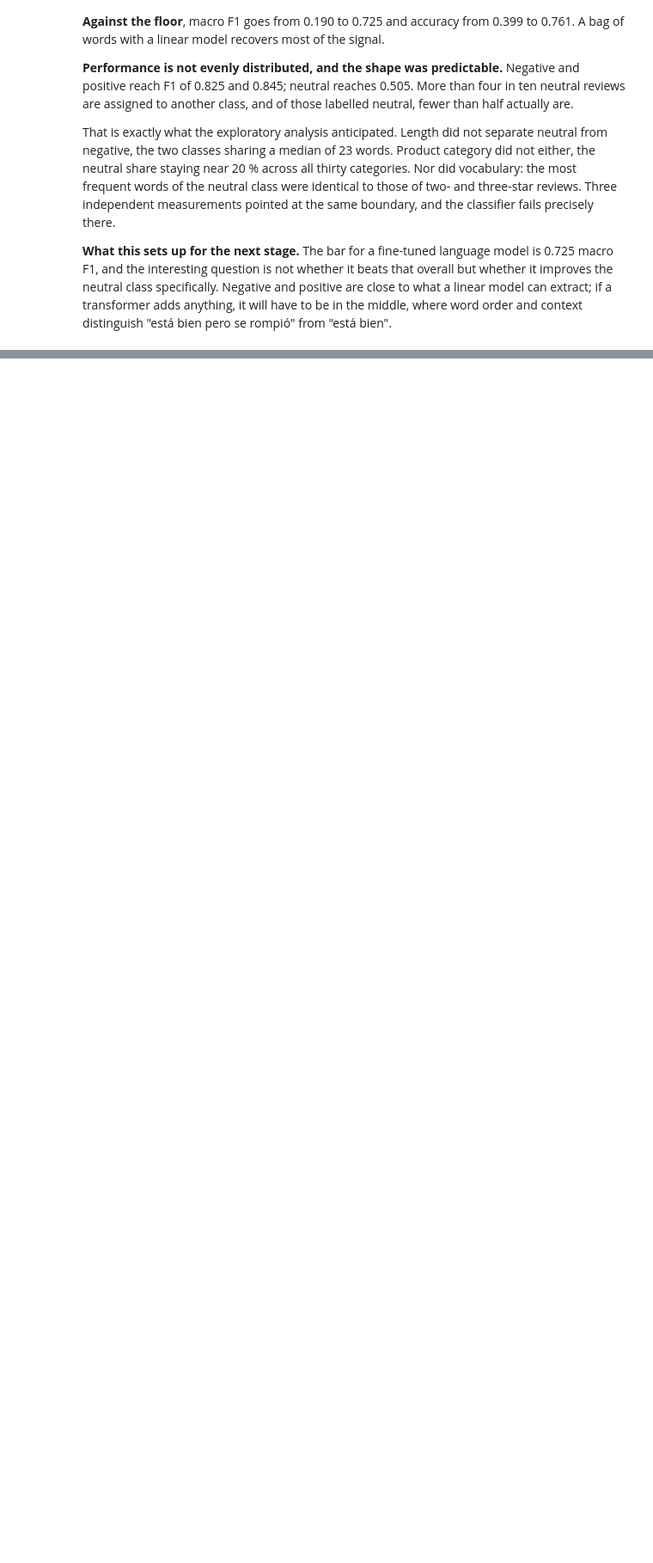
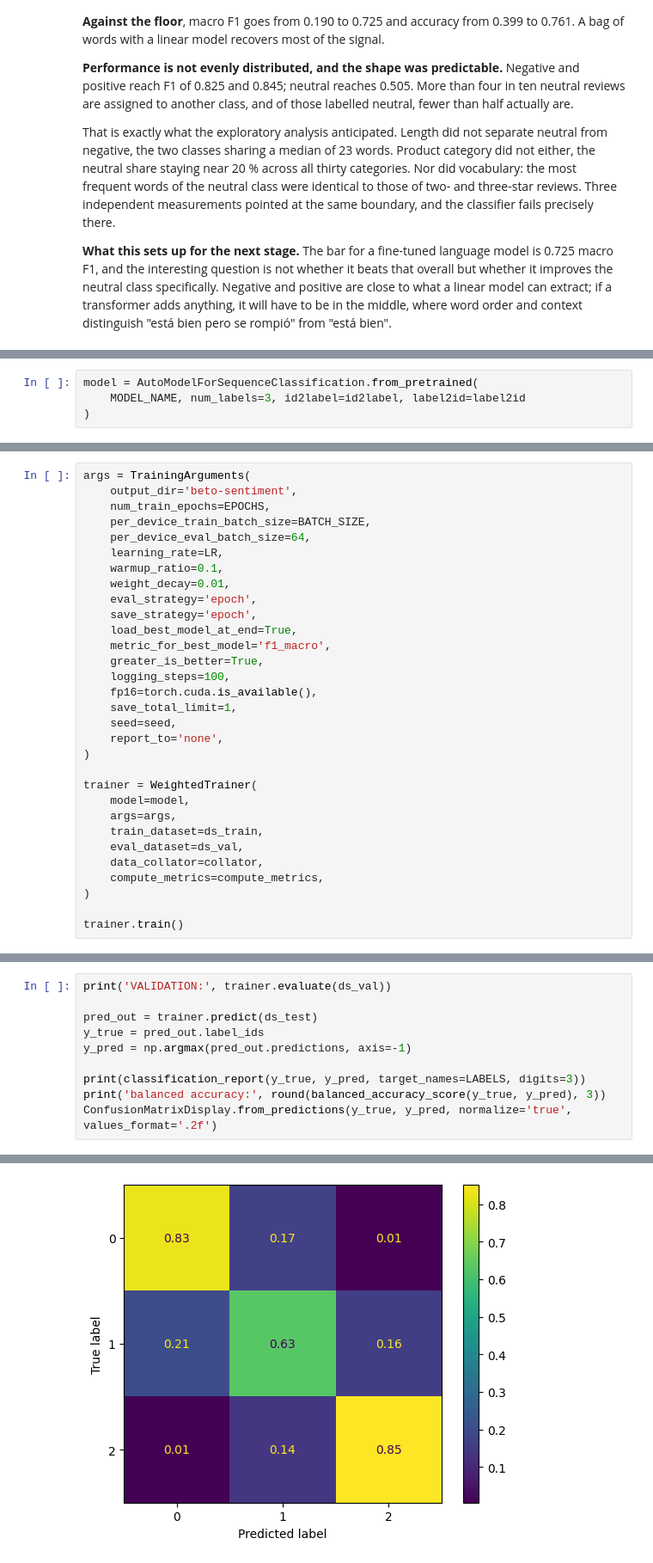
Before and after one commit to AlejandroBeldaFernandez/Amazon-Reviews-Spanish, a Jupyter notebook: Amazon_Reviews.ipynb, the cells around one changed output, grey strips where cells are left out. Shown at 86% size. Cells and saved outputs as stored; diff of their text form; blank space fills up the shorter version.

```diff
--- a/Amazon_Reviews.ipynb
+++ b/Amazon_Reviews.ipynb
@@ -1756,0 +1857,4 @@ distinguish "está bien pero se rompió" from "está bien".
+# %%
+model = AutoModelForSequenceClassification.from_pretrained(
+    MODEL_NAME, num_labels=3, id2label=id2label, label2id=label2id
+)
@@ -1756,0 +1903,31 @@ distinguish "está bien pero se rompió" from "está bien".
+# %%
+args = TrainingArguments(
+    output_dir='beto-sentiment',
+    num_train_epochs=EPOCHS,
+    per_device_train_batch_size=BATCH_SIZE,
+    per_device_eval_batch_size=64,
+    learning_rate=LR,
+    warmup_ratio=0.1,
+    weight_decay=0.01,
+    eval_strategy='epoch',
+    save_strategy='epoch',
+    load_best_model_at_end=True,
+    metric_for_best_model='f1_macro',
+    greater_is_better=True,
+    logging_steps=100,
+    fp16=torch.cuda.is_available(),
+    save_total_limit=1,
+    seed=seed,
+    report_to='none',
+)
+
+trainer = WeightedTrainer(
+    model=model,
+    args=args,
+    train_dataset=ds_train,
+    eval_dataset=ds_val,
+    data_collator=collator,
+    compute_metrics=compute_metrics,
+)
+
+trainer.train()
@@ -1756,0 +1941,11 @@ distinguish "está bien pero se rompió" from "está bien".
+# %%
+print('VALIDATION:', trainer.evaluate(ds_val))
+
+pred_out = trainer.predict(ds_test)
+y_true = pred_out.label_ids
+y_pred = np.argmax(pred_out.predictions, axis=-1)
+
+print(classification_report(y_true, y_pred, target_names=LABELS, digits=3))
+print('balanced accuracy:', round(balanced_accuracy_score(y_true, y_pred), 3))
+ConfusionMatrixDisplay.from_predictions(y_true, y_pred, normalize='true', values_format='.2f')
+# %% [output]
@@ -1756,0 +1969 @@ distinguish "está bien pero se rompió" from "está bien".
+[figure, added]
```
Also changed, not shown: parts of 53 cells of this notebook, 1 other file.
